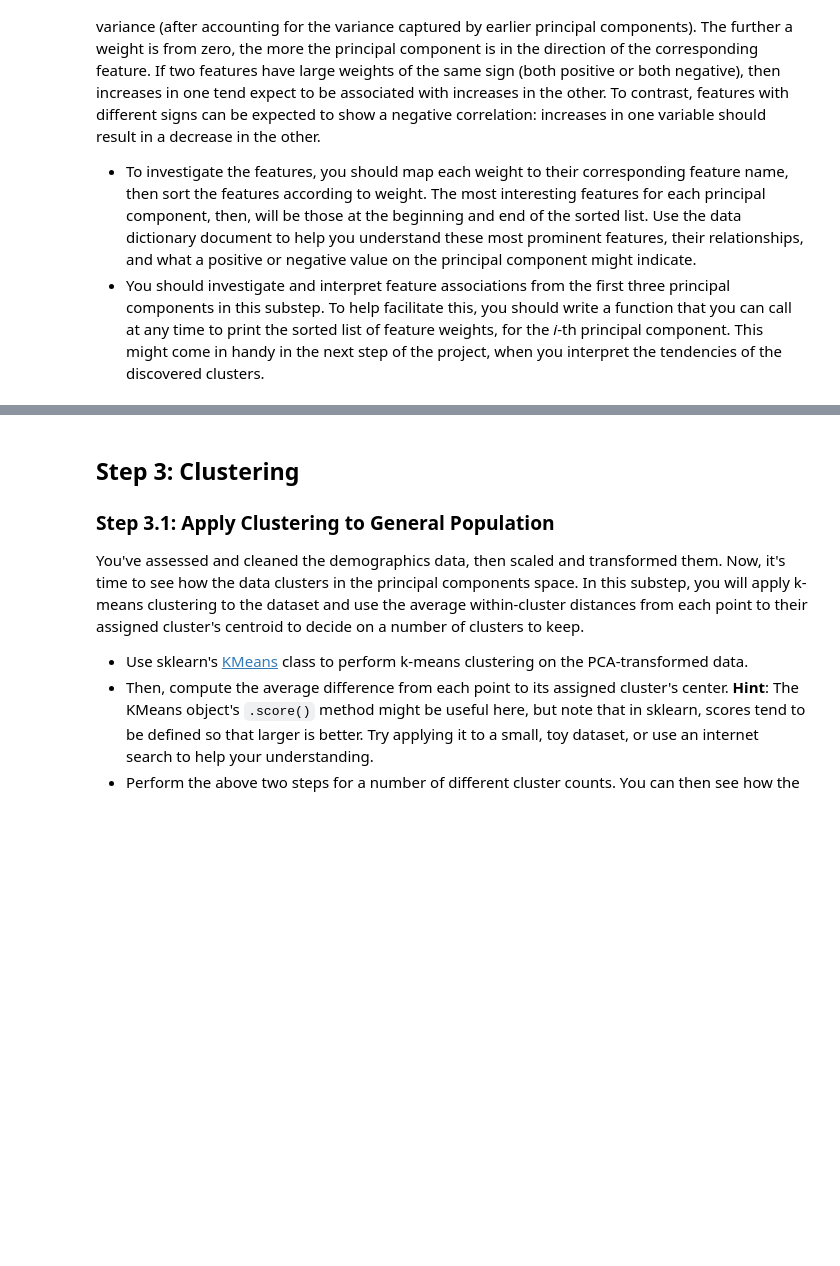
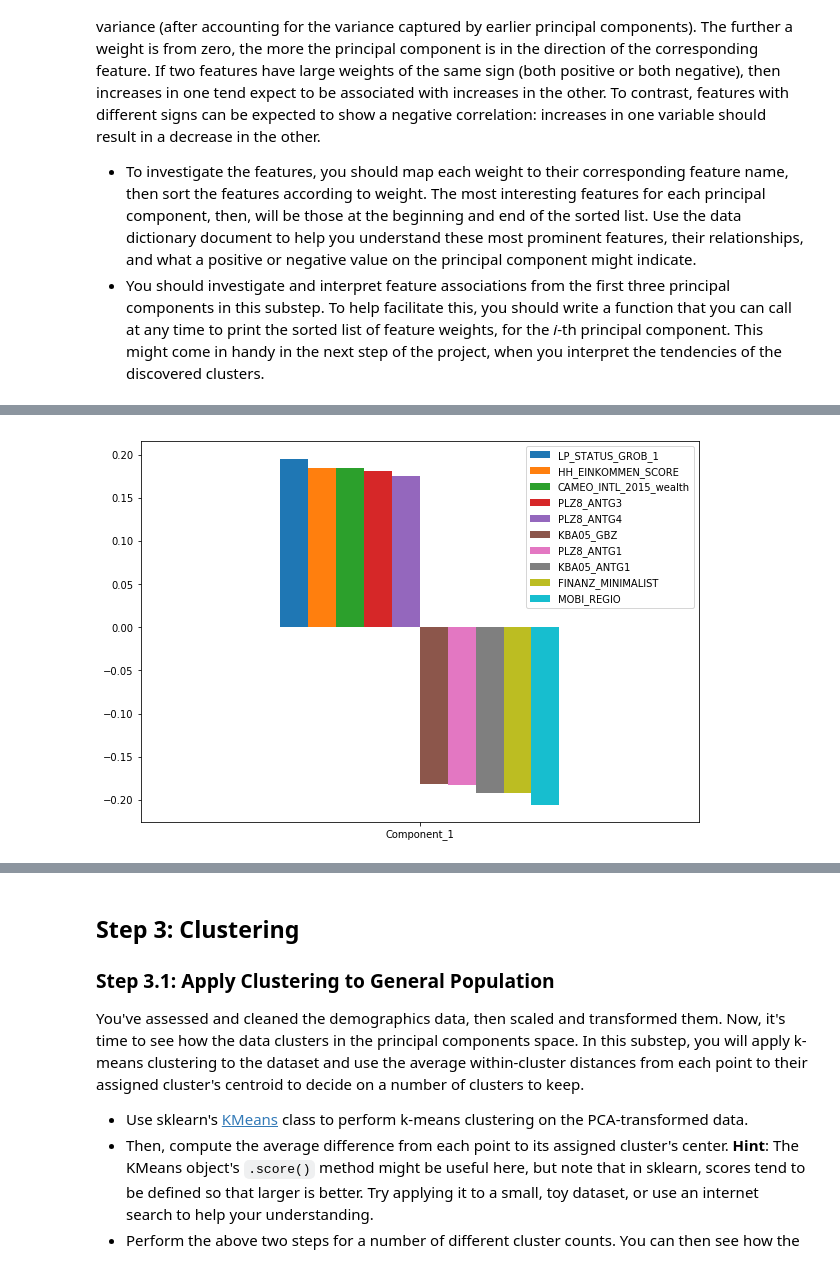
Before and after one commit to sclkan/Identify-Customer-Segments, a Jupyter notebook: Identify_Customer_Segments.ipynb, the cells around one changed output, grey strips where cells are left out. Cells and saved outputs as stored; diff of their text form; code cells hidden in the pictures; blank space fills up the shorter version.

```diff
--- a/Identify_Customer_Segments.ipynb
+++ b/Identify_Customer_Segments.ipynb
@@ -845,8 +845,26 @@ As a reminder, each principal component is a unit vector that points in the dire
 
 - To investigate the features, you should map each weight to their corresponding feature name, then sort the features according to weight. The most interesting features for each principal component, then, will be those at the beginning and end of the sorted list. Use the data dictionary document to help you understand these most prominent features, their relationships, and what a positive or negative value on the principal component might indicate.
 - You should investigate and interpret feature associations from the first three principal components in this substep. To help facilitate this, you should write a function that you can call at any time to print the sorted list of feature weights, for the *i*-th principal component. This might come in handy in the next step of the project, when you interpret the tendencies of the discovered clusters.
+# %%
+#Create function to display feature weights
+def pca_results(pca, n):
+
+    column = ['Component_{}'.format(n)]
+    n = n - 1
+
+    #Create dataframe
+    components = pd.DataFrame(np.round(pca.components_[n], 4), index= azdias_pca.columns, columns=column)
+    top5 = components.sort_values(by=column, ascending=False).iloc[:5]
+    bottom5 = components.sort_values(by=column, ascending=False).iloc[-5:]
+    full = pd.concat([top5,bottom5]).transpose()
+
+    #Create graph
+    full.plot(kind = 'bar', figsize=[10,7])
+    plt.xticks(rotation=0)
+
+    return full
 # %%
 # Map weights for the first principal component to corresponding feature names
 # and then print the linked values, sorted by weight.
-# HINT: Try defining a function here or in a new cell that you can reuse in the
-# other cells.
+pca_results(pca,1)
+# %% [output]
@@ -853,3 +873,4 @@ As a reminder, each principal component is a unit vector that points in the dire
+[figure, added]
 # %%
 # Map weights for the second principal component to corresponding feature names
 # and then print the linked values, sorted by weight.
```
Also changed, not shown: parts of 8 cells of this notebook.
